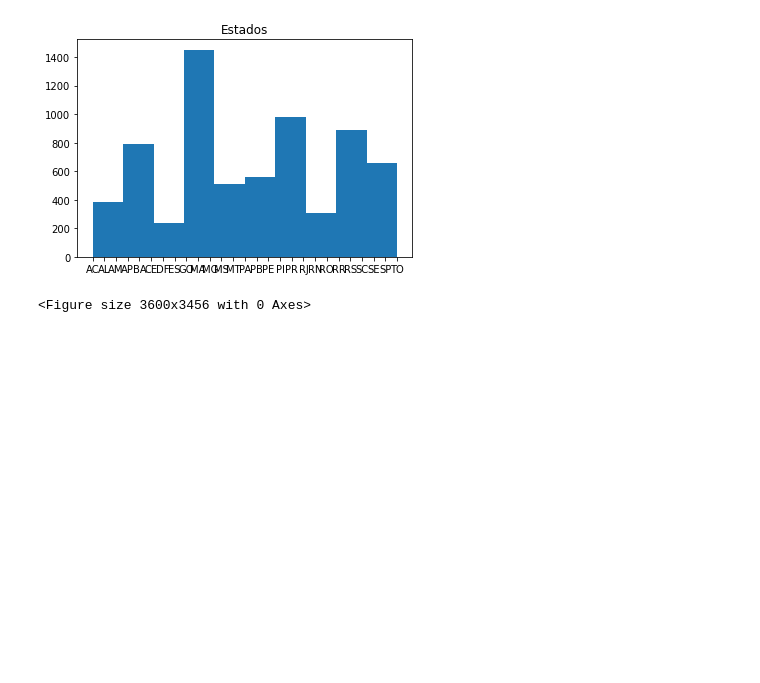
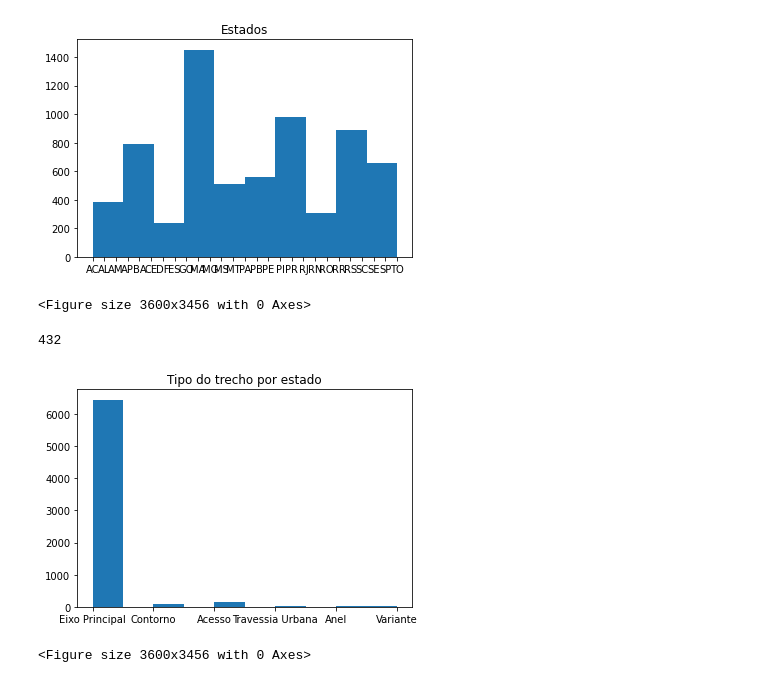
Before and after one commit to WandersonGustavo/Imersao_Alura, a Jupyter notebook: dnit_dados.ipynb, the cells around one changed output. Cells and saved outputs as stored; diff of their text form; code cells hidden in the pictures; blank space fills up the shorter version.

```diff
--- a/dnit_dados.ipynb
+++ b/dnit_dados.ipynb
@@ -81,3 +83,20 @@ histogramaUF
 #distplot dos estados
 #bpUF=srn.distplot(base['vl_km_i_estim']).set_title("Estimativa de km's rodados por trecho ")
 #bpUF
+# %%
+#verificar duplicações nos vl_codigo , ao todo 432 duplicados, ou seja a recorrência em 432 vias
+duplicados=base.duplicated(['vl_codigo']).sum()
+duplicados
+# %% [output]
+432
+# %%
+#histograma do tipo do trecho em cada estado, vias de eixo principal são a maioria esmagadora dos tipos analisados,
+#uma vez que estamos tratando de trafego rodoviário
+histogramaTipo=plt.hist(base['nm_tipo_tr'])
+histogramaTipo=plt.title("Tipo do trecho por estado")
+histogramaTipo=plt.figure( figsize=(50, 48))
+histogramaTipo=plt.gcf().set_size_inches(50, 48)
+histogramaTipo
+# %% [output]
+[figure, added]
+<Figure size 3600x3456 with 0 Axes>
```
Also changed, not shown: parts of 7 cells of this notebook.
